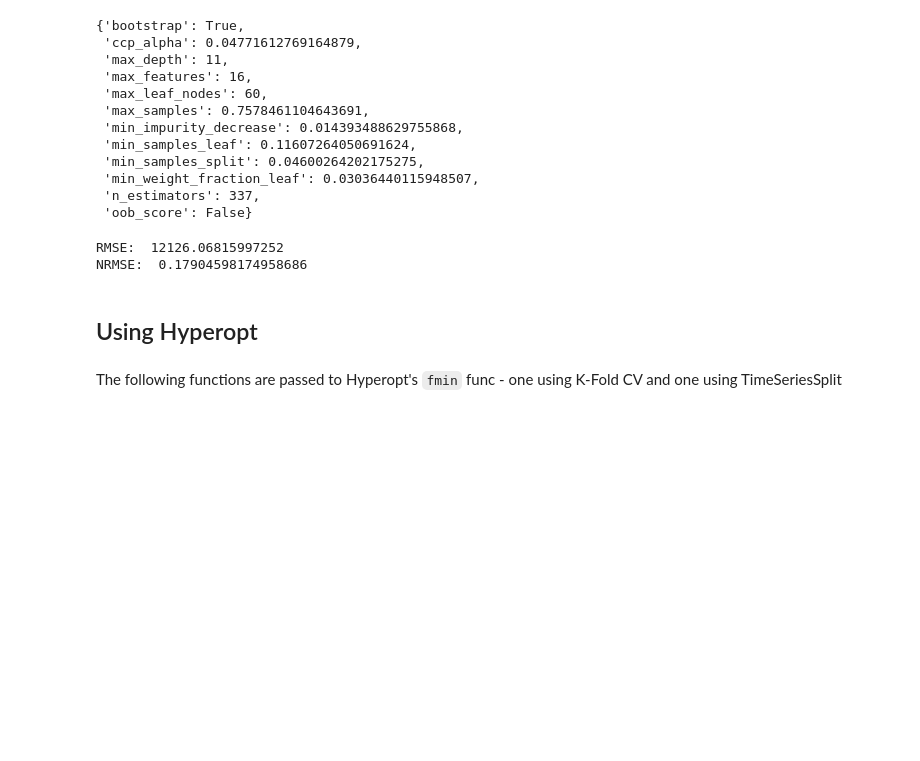
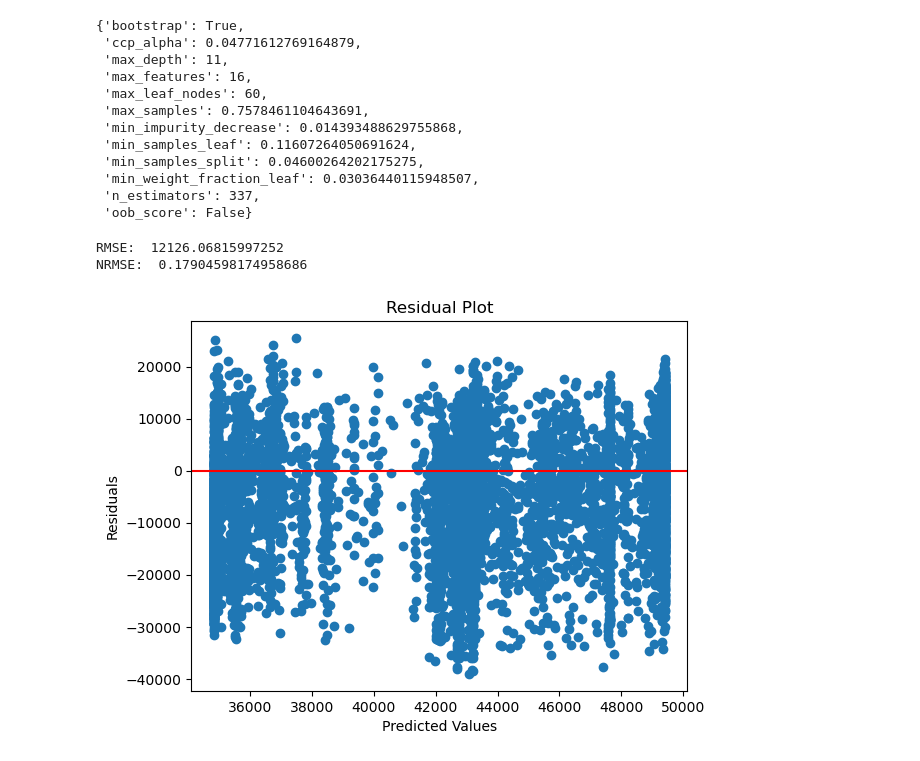
Before and after one commit to maxlautenbach/data-quadrat, a Jupyter notebook: _RandomForest.ipynb, the cells around one changed output. Drawn from its saved outputs; the diff is of its cells as text; code cells hidden in the pictures; blank space fills up the shorter version.

```diff
--- a/_RandomForest.ipynb
+++ b/_RandomForest.ipynb
@@ -199,13 +208,19 @@ best_params
 # %%
 # Train the model on the whole dataset and predict unseen data to assess it's real performance
 rf = RandomForestRegressor(**best_params, random_state=42)
 rf.fit(X_train, y_train)
 y_pred = rf.predict(X_test)
 rmse = sqrt(mean_squared_error(y_test, y_pred))
 print("RMSE: ", rmse)
 print("NRMSE: ", rmse / (y_test.max() - y_test.min()))
+
+plt.scatter(y_pred, y_test - y_pred)
+plt.axhline(y=0, color='r', linestyle='-')  # Add a horizontal line at y=0
+plt.xlabel('Predicted Values')
+plt.ylabel('Residuals')
+plt.title('Residual Plot')
+plt.show()
 # %% [output]
 RMSE:  12126.06815997252
 NRMSE:  0.17904598174958686
+[figure, added]
-# %% [markdown]
-## Using Hyperopt
@@ -215,2 +226,0 @@ from sklearn.model_selection import cross_val_score
-# %% [markdown]
-The following functions are passed to Hyperopt's `fmin` func - one using K-Fold CV and one using TimeSeriesSplit
```
Also changed, not shown: parts of 18 cells of this notebook, 41 other files.
